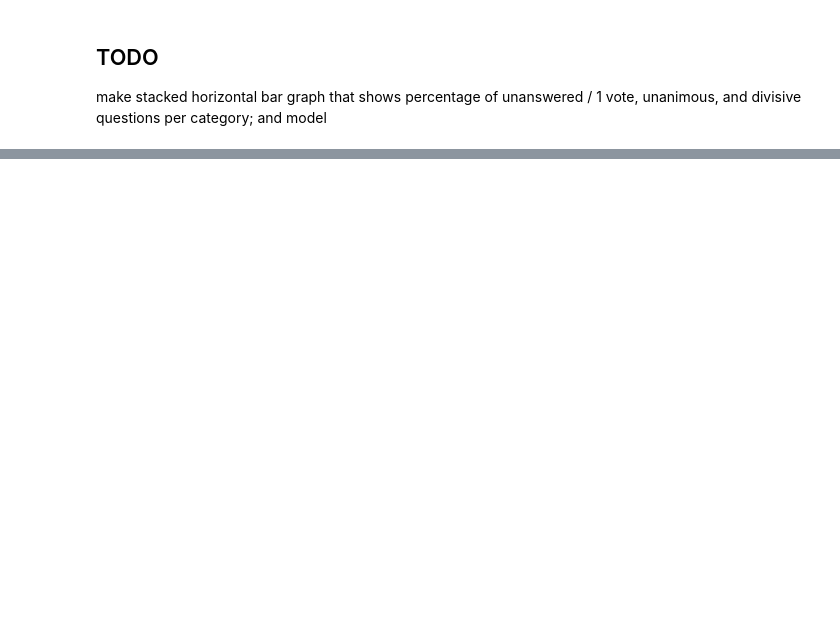
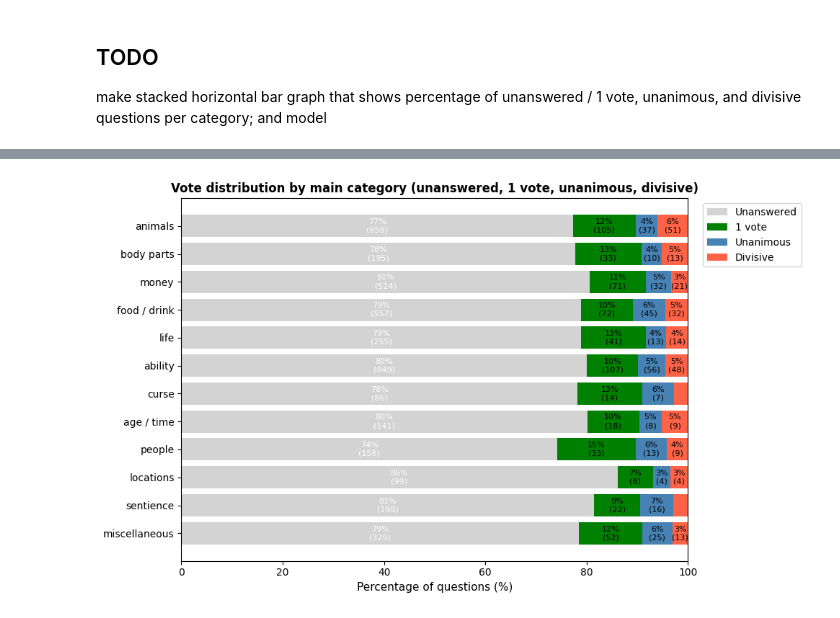
Before and after one commit to MasterMilkX/would-you-rather-llm, a Jupyter notebook: analysis/data_analysis.ipynb, the cells around one changed output, grey strips where cells are left out. Saved outputs shown, nothing was run; the diff lists cells and outputs as text; code cells hidden in the pictures; blank space fills up the shorter version.

```diff
--- a/analysis/data_analysis.ipynb
+++ b/analysis/data_analysis.ipynb
@@ -525,0 +581,32 @@ make stacked horizontal bar graph that shows percentage of unanswered / 1 vote,
+# %%
+
+left = np.zeros(len(categories))
+fig, ax = plt.subplots(figsize=(10, max(6, len(categories) * 0.35)))
+
+ax.barh(categories, unans_pct, left=left, color='lightgray', label='Unanswered')
+left = left + unans_pct
+ax.barh(categories, sin_pct,   left=left, color='green', label='1 vote')
+left = left + sin_pct
+ax.barh(categories, uni_pct,   left=left, color='steelblue', label='Unanimous')
+left = left + uni_pct
+ax.barh(categories, div_pct,   left=left, color='tomato', label='Divisive')
+
+ax.invert_yaxis()
+ax.set_xlabel('Percentage of questions (%)', fontsize=11)
+ax.set_title('Vote distribution by main category (unanswered, 1 vote, unanimous, divisive)', fontsize=12, fontweight='bold')
+ax.set_xlim(0, 100)
+ax.legend(bbox_to_anchor=(1.02, 1), loc='upper left')
+
+# annotate with raw counts (small)
+for i, c in enumerate(categories):
+    x = 0
+    for pct, cnt in [(unans_pct[i], unans[c]), (sin_pct[i], sin[c]), (uni_pct[i], uni[c]), (div_pct[i], div[c])]:
+        if pct > 3:  # only annotate segments large enough
+            ax.text(x + pct / 2, i, f"{int(round(pct))}%\n({cnt})", ha='center', va='center', color='white' if pct>20 else 'black', fontsize=8)
+        x += pct
+
+fig.tight_layout()
+fig.savefig(f'graphs/STACKED_VOTE_DIST_BY_CATEGORY-{TIME}.png', dpi=300, bbox_inches='tight')
+plt.show()
+# %% [output]
+[figure, added]
```
Also changed, not shown: parts of 10 cells of this notebook, 18 other files.
